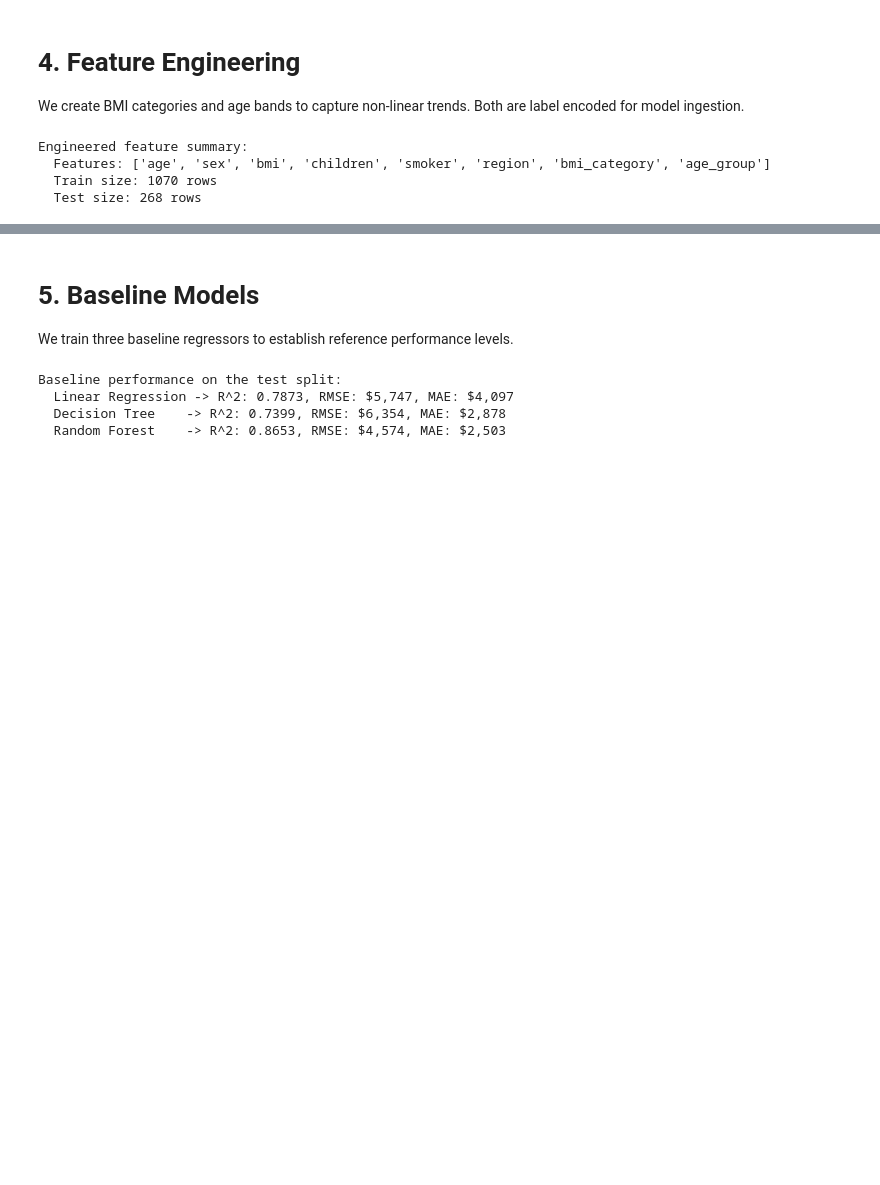
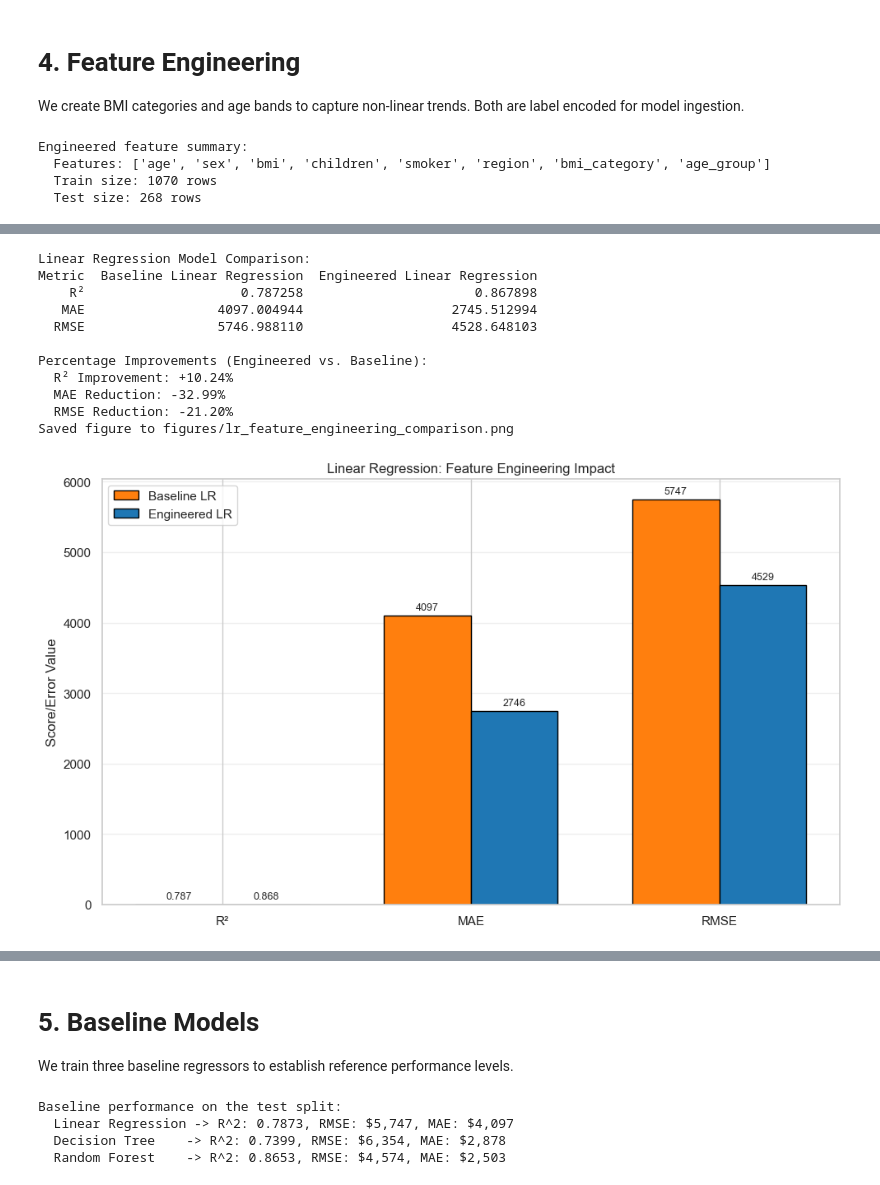
Before and after one commit to zheyuanlai/mini-hackathon, a Jupyter notebook: insurance_analysis.ipynb, the cells around one changed output, grey strips where cells are left out. Drawn from its saved outputs; the diff is of its cells as text; code cells hidden in the pictures; blank space fills up the shorter version.

```diff
--- a/insurance_analysis.ipynb
+++ b/insurance_analysis.ipynb
@@ -298,0 +476,79 @@ Engineered feature summary:
+# %%
+# Get baseline Linear Regression metrics
+baseline_lr_result = fe_results_df[fe_results_df["Feature Set"] == "baseline"].iloc[0]
+baseline_lr_r2 = baseline_lr_result["R2"]
+baseline_lr_mae = baseline_lr_result["MAE"]
+baseline_lr_rmse = baseline_lr_result["RMSE"]
+
+# Get best engineered model metrics
+best_lr_result = fe_results_df.iloc[0]
+engineered_lr_r2 = best_lr_result["R2"]
+engineered_lr_mae = best_lr_result["MAE"]
+engineered_lr_rmse = best_lr_result["RMSE"]
+
+# Create comparison DataFrame
+comparison_data = {
+    'Metric': ['R²', 'MAE', 'RMSE'],
+    'Baseline Linear Regression': [baseline_lr_r2, baseline_lr_mae, baseline_lr_rmse],
+    'Engineered Linear Regression': [engineered_lr_r2, engineered_lr_mae, engineered_lr_rmse]
+}
+comparison_df = pd.DataFrame(comparison_data)
+
+print("Linear Regression Model Comparison:")
+print(comparison_df.to_string(index=False))
+
+# Calculate percentage improvements
+r2_improvement = ((engineered_lr_r2 - baseline_lr_r2) / baseline_lr_r2) * 100
+mae_reduction = ((baseline_lr_mae - engineered_lr_mae) / baseline_lr_mae) * 100
+rmse_reduction = ((baseline_lr_rmse - engineered_lr_rmse) / baseline_lr_rmse) * 100
+
+print(f"\nPercentage Improvements (Engineered vs. Baseline):")
+print(f"  R² Improvement: +{r2_improvement:.2f}%")
+print(f"  MAE Reduction: -{mae_reduction:.2f}%")
+print(f"  RMSE Reduction: -{rmse_reduction:.2f}%")
+
+# Visualization: Bar chart comparison
+metrics = ['R²', 'MAE', 'RMSE']
+baseline_values = [baseline_lr_r2, baseline_lr_mae, baseline_lr_rmse]
+engineered_values = [engineered_lr_r2, engineered_lr_mae, engineered_lr_rmse]
+
+x = np.arange(len(metrics))
+width = 0.35
+
+fig, ax = plt.subplots(figsize=(10, 6))
+rects1 = ax.bar(x - width/2, baseline_values, width, label='Baseline LR', color='#ff7f0e', edgecolor='black')
+rects2 = ax.bar(x + width/2, engineered_values, width, label='Engineered LR', color='#1f77b4', edgecolor='black')
+
+ax.set_ylabel('Score/Error Value')
+ax.set_title('Linear Regression: Feature Engineering Impact')
+ax.set_xticks(x)
+ax.set_xticklabels(metrics)
+ax.legend()
+ax.grid(True, alpha=0.3, axis='y')
+
+# Add value labels on bars
+for rects in [rects1, rects2]:
+    for rect in rects:
+        height = rect.get_height()
+        ax.annotate(f'{height:.3f}' if height < 10 else f'{height:.0f}',
+                    xy=(rect.get_x() + rect.get_width() / 2, height),
+                    xytext=(0, 3),
+                    textcoords="offset points",
+                    ha='center', va='bottom', fontsize=9)
+
+plt.tight_layout()
+savefig("lr_feature_engineering_comparison.png")
+plt.show()
+# %% [output]
+Linear Regression Model Comparison:
+Metric  Baseline Linear Regression  Engineered Linear Regression
+    R²                    0.787258                      0.867898
+   MAE                 4097.004944                   2745.512994
+  RMSE                 5746.988110                   4528.648103
+
+Percentage Improvements (Engineered vs. Baseline):
+  R² Improvement: +10.24%
+  MAE Reduction: -32.99%
+  RMSE Reduction: -21.20%
+Saved figure to figures/lr_feature_engineering_comparison.png
+[figure, added]
```
Also changed, not shown: parts of 18 cells of this notebook, 9 other files.
